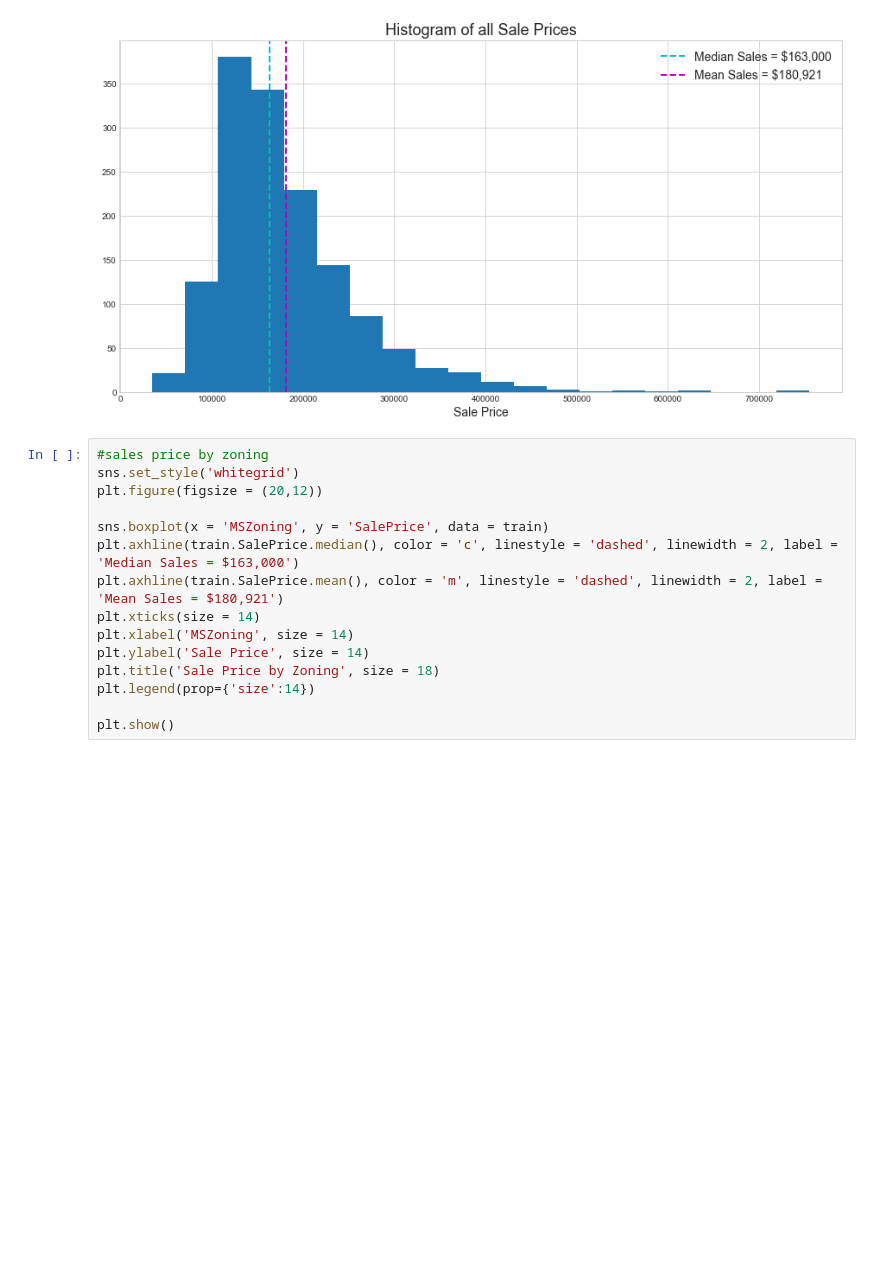
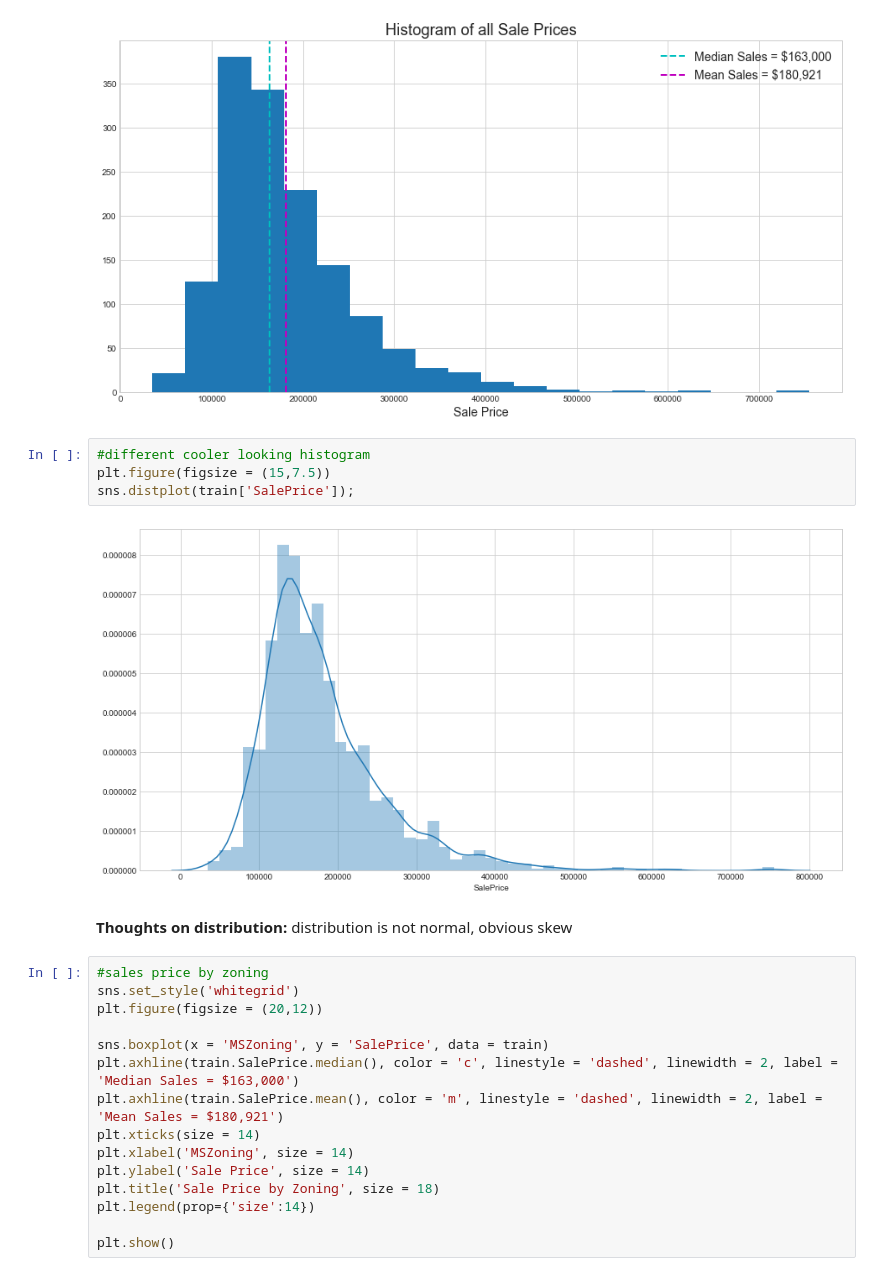
Before and after one commit to brianmcguckin/thinkful_data_science, a Jupyter notebook: unit_01_capstone.ipynb, the cells around one changed output. Cells and saved outputs as stored; diff of their text form; blank space fills up the shorter version.

```diff
--- a/unit_01_capstone.ipynb
+++ b/unit_01_capstone.ipynb
@@ -41,6 +41,14 @@ plt.legend(prop={'size':14})
 plt.show()
 # %% [output]
 [figure]
+# %%
+#different cooler looking histogram
+plt.figure(figsize = (15,7.5))
+sns.distplot(train['SalePrice']);
+# %% [output]
+[figure, added]
+# %% [markdown]
+__Thoughts on distribution:__ distribution is not normal, obvious skew
 # %%
 #sales price by zoning
 sns.set_style('whitegrid')
```
Also changed, not shown: parts of 13 cells of this notebook.
